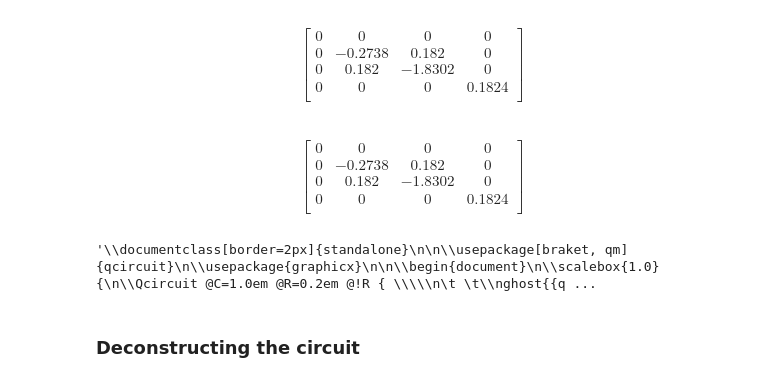
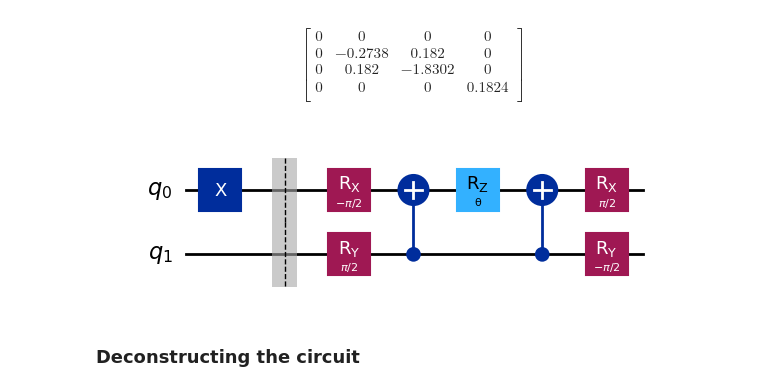
Before and after one commit to JoeJoeNguyen/quantumComputing, a Jupyter notebook: QML/Tqr.ipynb, the cells around one changed output. Drawn from its saved outputs; the diff is of its cells as text; code cells hidden in the pictures.

```diff
--- a/QML/Tqr.ipynb
+++ b/QML/Tqr.ipynb
@@ -238,43 +238,34 @@ $$
  \end{bmatrix}
 $$
 # %%
-Operator(observable).draw('latex')
+#Operator(observable).draw('latex')
-# %% [output]
-$$
-\begin{bmatrix}
-0 & 0 & 0 & 0  \\
- 0 & -0.2738 & 0.182 & 0  \\
- 0 & 0.182 & -1.8302 & 0  \\
- 0 & 0 & 0 & 0.1824  \\
- \end{bmatrix}
-$$
 # %%
 from qiskit import QuantumCircuit
 
 from qiskit.circuit import Parameter
 import numpy as np
 pi = np.pi
 theta = Parameter('θ')
 param1 = pi/2
 param2 = -pi/2
 qc = QuantumCircuit(2)
 
 qc.x(0)
 qc.barrier()
 qc.rx(param2,0)
 qc.ry(param1,1)
 
 qc.cx(1,0)
 
 qc.rz(theta,0)
 
 qc.cx(1,0)
 
 qc.ry(param2,1)
 qc.rx(param1,0)
-qc.draw('latex_source')
+qc.draw('mpl')
 # %% [output]
-'\\documentclass[border=2px]{standalone}\n\n\\usepackage[braket, qm]{qcircuit}\n\\usepackage{graphicx}\n\n\\begin{document}\n\\scalebox{1.0}{\n\\Qcircuit @C=1.0em @R=0.2em @!R { \\\\\n\t \t\\nghost{{q ...
+[figure, added]
 # %% [markdown]
 ### Deconstructing the circuit
 # %%
```
Also changed, not shown: parts of 10 cells of this notebook.
